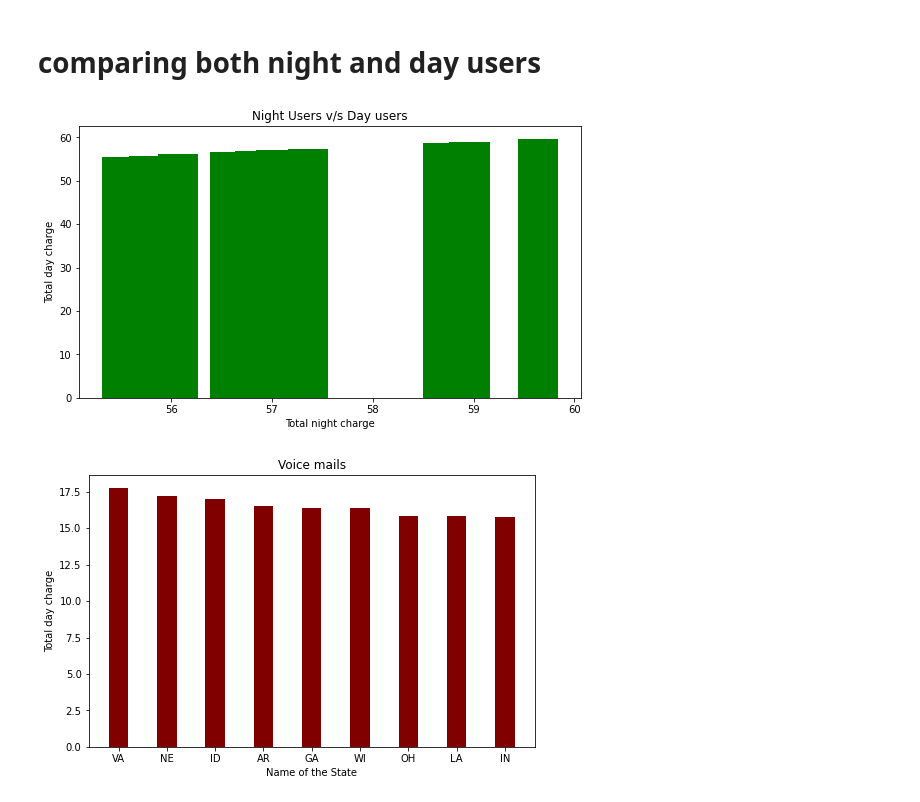
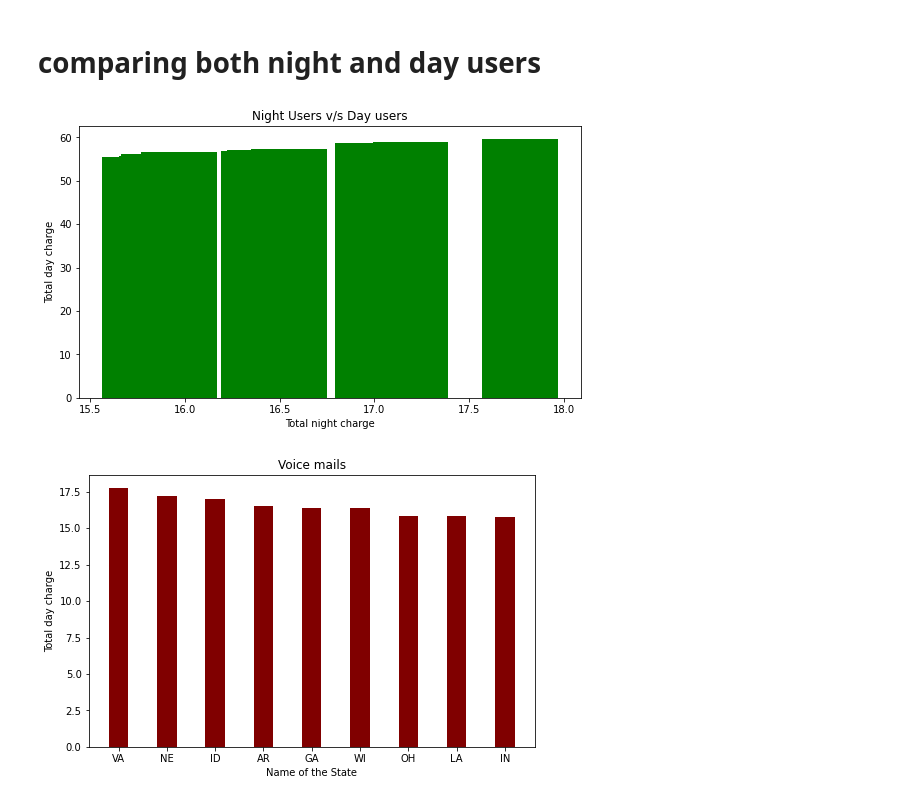
Before and after one commit to nikita-1095/EDA-Telecom-Churn-Analysis, a Jupyter notebook: Nikita_W_Telecom_Churn_Analysis_Capstone_Project.ipynb, the cells around one changed output. Saved outputs shown, nothing was run; the diff lists cells and outputs as text; code cells hidden in the pictures.

```diff
--- a/Nikita_W_Telecom_Churn_Analysis_Capstone_Project.ipynb
+++ b/Nikita_W_Telecom_Churn_Analysis_Capstone_Project.ipynb
@@ -421,20 +421,20 @@ plt.show()
 # %%
 #create the bar graph
 charge = night_user['Total night charge']
-charge = day_user['Total day charge']
+charge1 = day_user['Total day charge']
 
 fig = plt.figure(figsize = (9, 5))
 
 # creating the bar plot
-plt.bar(charge, charge, color ='green',
+plt.bar(charge, charge1, color ='green',
         width = 0.4)
 
 plt.xlabel("Total night charge")
 plt.ylabel("Total day charge")
 plt.title("Night Users v/s Day users")
 plt.show()
 # %% [output]
-[figure, old version]
+[figure, new version]
 # %%
 #create the bar graph
 state = night_user['State']
```
Also changed, not shown: parts of 2 cells of this notebook.
